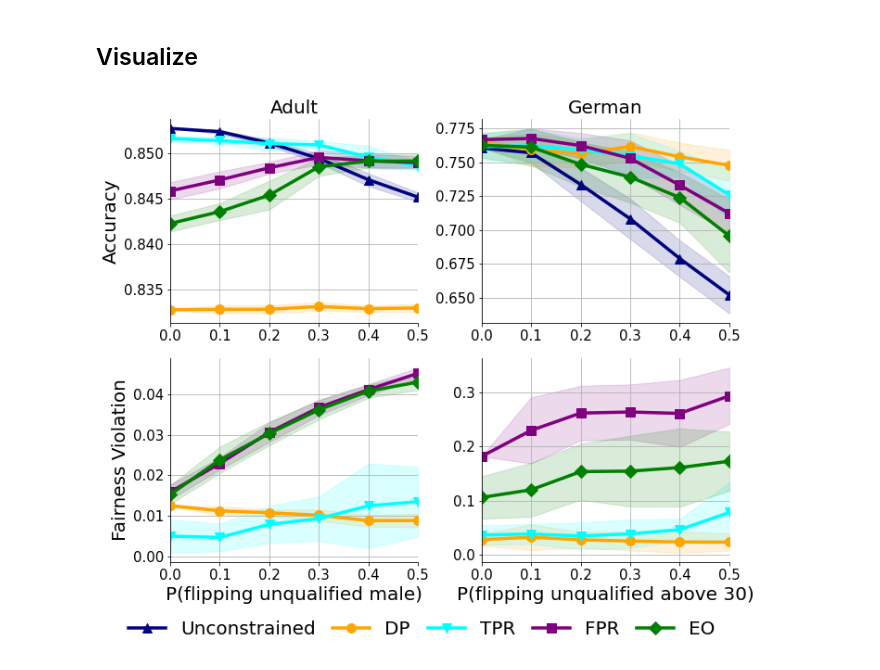
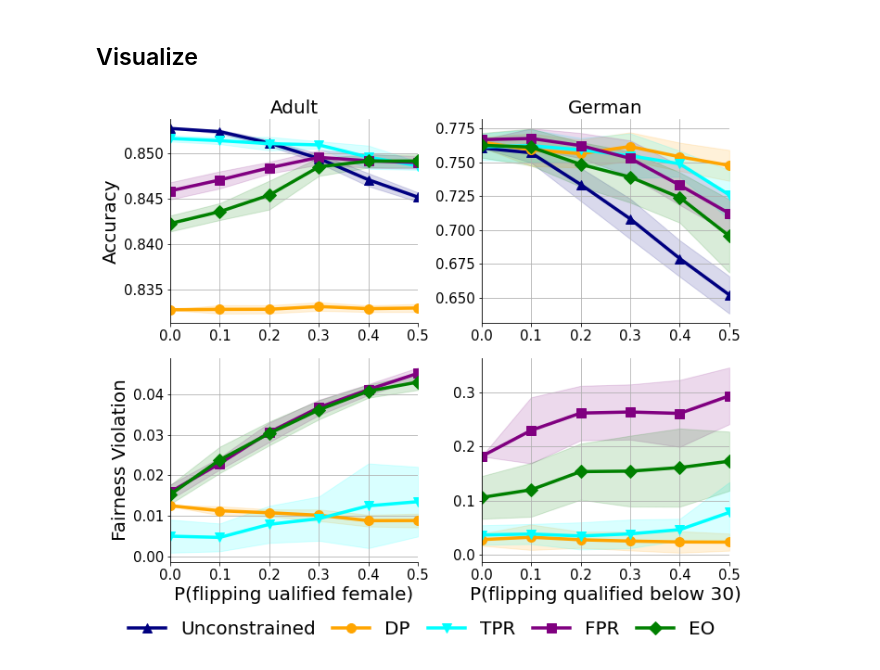
Before and after one commit to yl489/Social-Bias-Meets-Data-Bias, a Jupyter notebook: notebooks/adult_german_flip_qualified_disadvantaged_plots.ipynb, the cells around one changed output. Drawn from its saved outputs; the diff is of its cells as text; code cells hidden in the pictures.

```diff
--- a/notebooks/adult_german_flip_qualified_disadvantaged_plots.ipynb
+++ b/notebooks/adult_german_flip_qualified_disadvantaged_plots.ipynb
@@ -143,33 +143,33 @@ ax[1,1].plot(x, G_FPR_diff_mitigated_mu, label='FPR', color='purple', marker='s'
 ax[1,1].fill_between(x, y1=(G_FPR_diff_mitigated_mu-G_FPR_diff_mitigated_std),
     y2=(G_FPR_diff_mitigated_mu+G_FPR_diff_mitigated_std), color='purple', alpha=alpha)
 ax[1,1].plot(x, G_EO_diff_mitigated_mu, label='EO', color='green', marker='D', markersize=ms)
 ax[1,1].fill_between(x, y1=(G_EO_diff_mitigated_mu-G_EO_diff_mitigated_std),
     y2=(G_EO_diff_mitigated_mu+G_EO_diff_mitigated_std), color='green', alpha=alpha)
 
 ax[0,0].spines['right'].set_visible(False)
 ax[0,0].spines['top'].set_visible(False)
 ax[1,0].spines['right'].set_visible(False)
 ax[1,0].spines['top'].set_visible(False)
 ax[0,1].spines['right'].set_visible(False)
 ax[0,1].spines['top'].set_visible(False)
 ax[1,1].spines['right'].set_visible(False)
 ax[1,1].spines['top'].set_visible(False)
 ax[0,0].set_xlim(0,0.5)
 ax[0,0].grid()
 ax[1,0].set_xlim(0,0.5)
 ax[1,0].grid()
 ax[0,1].set_xlim(0,0.5)
 ax[0,1].grid()
 ax[1,1].set_xlim(0,0.5)
 ax[1,1].grid()
 ax[0,0].set_title('Adult', fontsize=fs)
 ax[0,1].set_title('German', fontsize=fs)
 ax[0,0].set_ylabel('Accuracy', fontsize=fs)
 ax[1,0].set_ylabel('Fairness Violation', fontsize=fs)
-ax[1,0].set_xlabel('P(flipping unqualified male)', fontsize=fs)
-ax[1,1].set_xlabel('P(flipping unqualified above 30)', fontsize=fs)
+ax[1,0].set_xlabel('P(flipping ualified female)', fontsize=fs)
+ax[1,1].set_xlabel('P(flipping qualified below 30)', fontsize=fs)
 fig.legend(bbox_to_anchor=(0.05,-0.05,0.9,0.2), loc="lower left",
     mode="expand", borderaxespad=0, ncol=5,frameon=False, fontsize=fs)
 plt.tight_layout()
 # %% [output]
-[figure, old version]
+[figure, new version]
```
Also changed, not shown: 1 other file.
